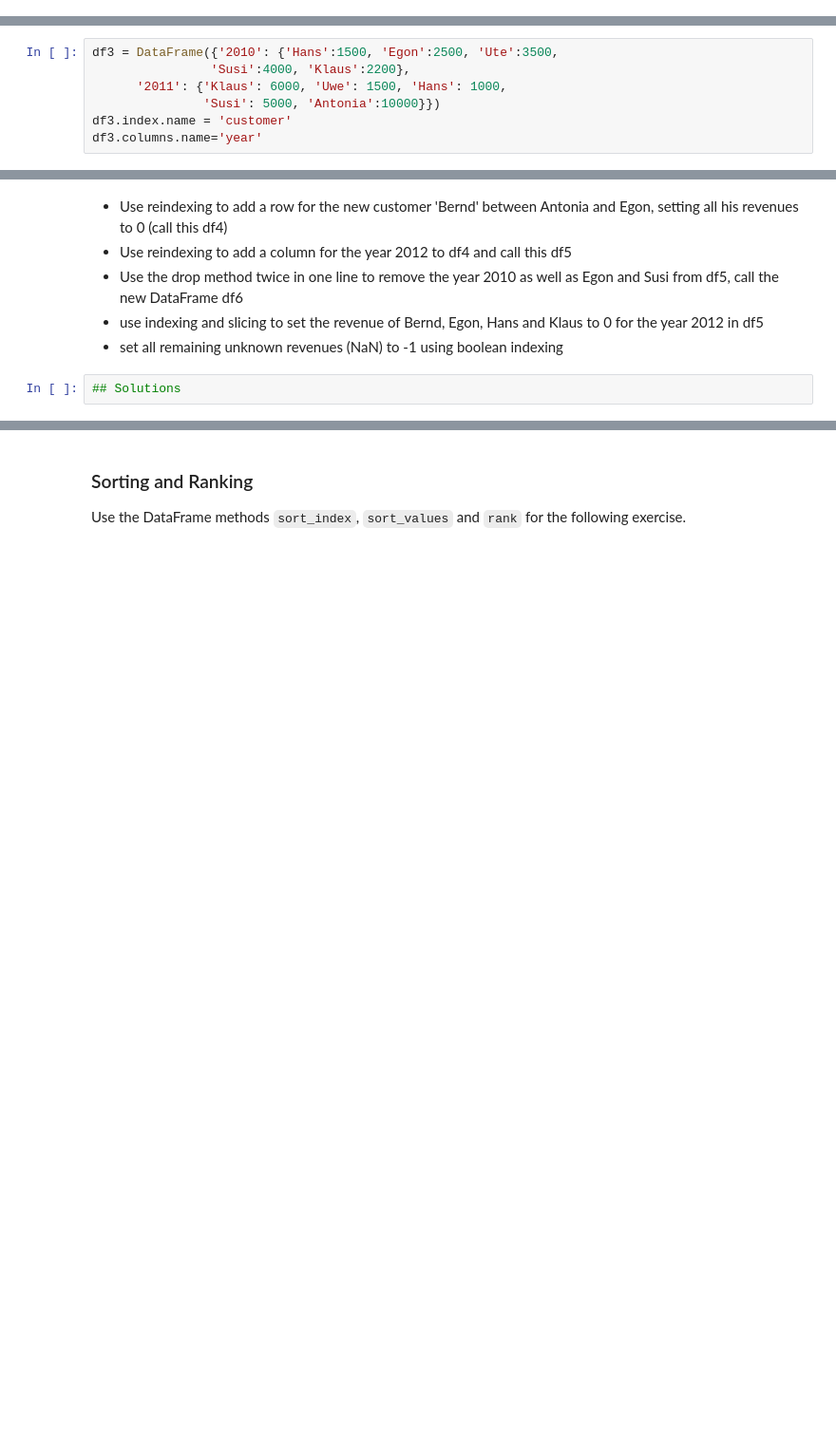
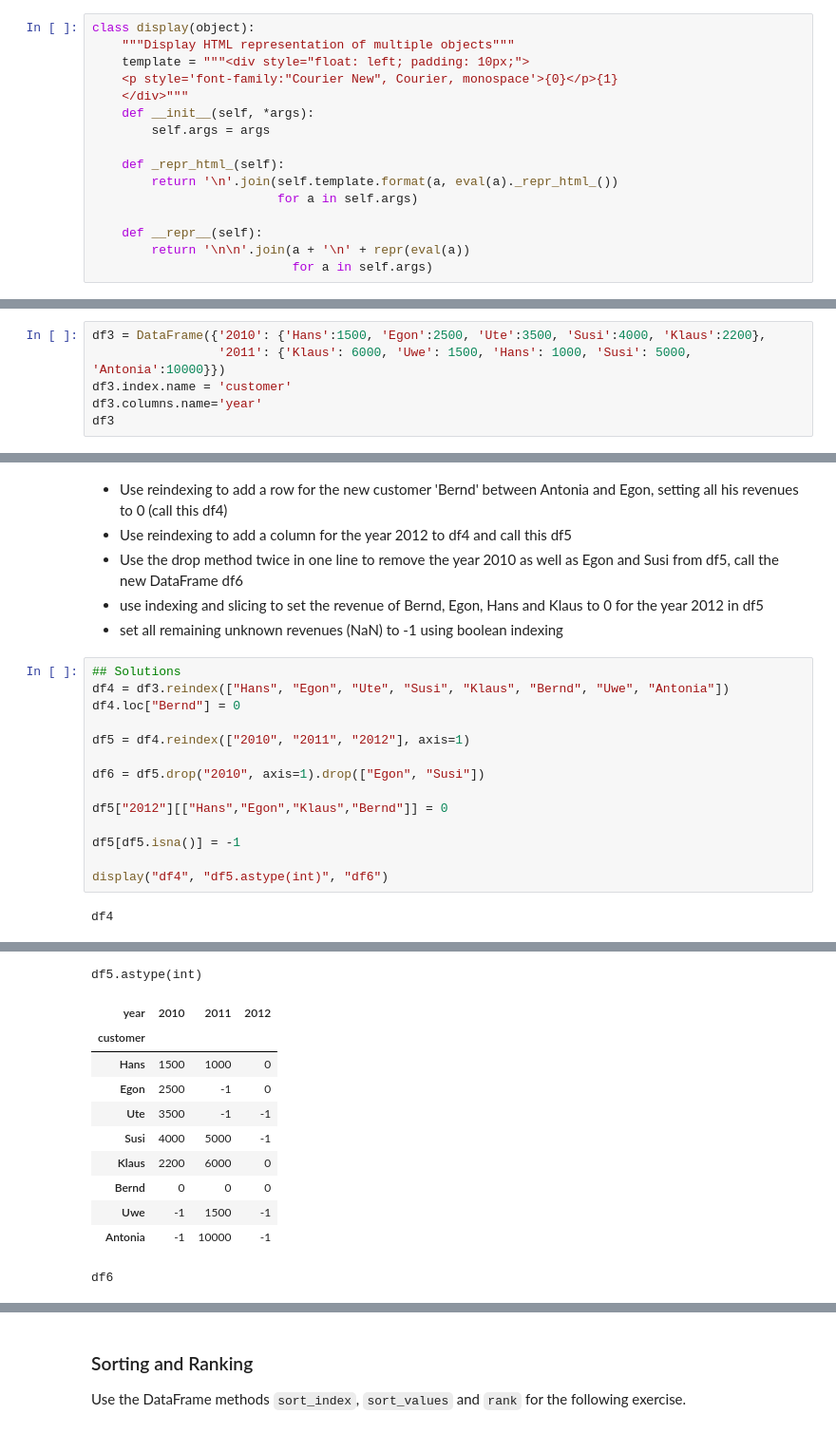
Before and after one commit to IchChefDuNixx/2023SS, a Jupyter notebook: DS/data_aai_sose23/lecture05_outliers/h05b-assignment-Further_Material.ipynb, the cells around one changed output, grey strips where cells are left out. Shown: that part at 95% size. Cells and saved outputs as stored; diff of their text form; blank space fills up the shorter version.

```diff
--- a/DS/data_aai_sose23/lecture05_outliers/h05b-assignment-Further_Material.ipynb
+++ b/DS/data_aai_sose23/lecture05_outliers/h05b-assignment-Further_Material.ipynb
@@ -6,6 +6,22 @@
 import numpy as np
 import pandas as pd
 from pandas import Series, DataFrame
+# %%
+class display(object):
+    """Display HTML representation of multiple objects"""
+    template = """<div style="float: left; padding: 10px;">
+    <p style='font-family:"Courier New", Courier, monospace'>{0}</p>{1}
+    </div>"""
+    def __init__(self, *args):
+        self.args = args
+
+    def _repr_html_(self):
+        return '\n'.join(self.template.format(a, eval(a)._repr_html_())
+                         for a in self.args)
+
+    def __repr__(self):
+        return '\n\n'.join(a + '\n' + repr(eval(a))
+                           for a in self.args)
 # %% [markdown]
 # Further Material
 
@@ -52,9 +99,8 @@ Use the DataFrame methods `reindex` and `drop` for the following exercise.
 
 You are given the following revenue data:
 # %%
-df3 = DataFrame({'2010': {'Hans':1500, 'Egon':2500, 'Ute':3500,
-                'Susi':4000, 'Klaus':2200},
-      '2011': {'Klaus': 6000, 'Uwe': 1500, 'Hans': 1000,
-               'Susi': 5000, 'Antonia':10000}})
+df3 = DataFrame({'2010': {'Hans':1500, 'Egon':2500, 'Ute':3500, 'Susi':4000, 'Klaus':2200},
+                 '2011': {'Klaus': 6000, 'Uwe': 1500, 'Hans': 1000, 'Susi': 5000, 'Antonia':10000}})
 df3.index.name = 'customer'
 df3.columns.name='year'
+df3
@@ -64,5 +120,19 @@ df3.columns.name='year'
 - Use the drop method twice in one line to remove the year 2010 as well as Egon and Susi from df5, call the new DataFrame df6
 - use indexing and slicing to set the revenue of Bernd, Egon, Hans and Klaus to 0 for the year 2012 in df5
 - set all remaining unknown revenues (NaN) to -1 using boolean indexing
-# %%
-## Solutions
+# %%
+## Solutions
+df4 = df3.reindex(["Hans", "Egon", "Ute", "Susi", "Klaus", "Bernd", "Uwe", "Antonia"])
+df4.loc["Bernd"] = 0
+
+df5 = df4.reindex(["2010", "2011", "2012"], axis=1)
+
+df6 = df5.drop("2010", axis=1).drop(["Egon", "Susi"])
+
+df5["2012"][["Hans","Egon","Klaus","Bernd"]] = 0
+
+df5[df5.isna()] = -1
+
+display("df4", "df5.astype(int)", "df6")
+# %% [output]
+df4
@@ -68,0 +149,12 @@ df3.columns.name='year'
+df5.astype(int)
+| year | 2010 | 2011 | 2012 |
+| customer |  |  |  |
+| Hans | 1500 | 1000 | 0 |
+| Egon | 2500 | -1 | 0 |
+| Ute | 3500 | -1 | -1 |
+| Susi | 4000 | 5000 | -1 |
+| Klaus | 2200 | 6000 | 0 |
+| Bernd | 0 | 0 | 0 |
+| Uwe | -1 | 1500 | -1 |
+| Antonia | -1 | 10000 | -1 |
+df6
```
Also changed, not shown: parts of 20 cells of this notebook, 4 other files.
